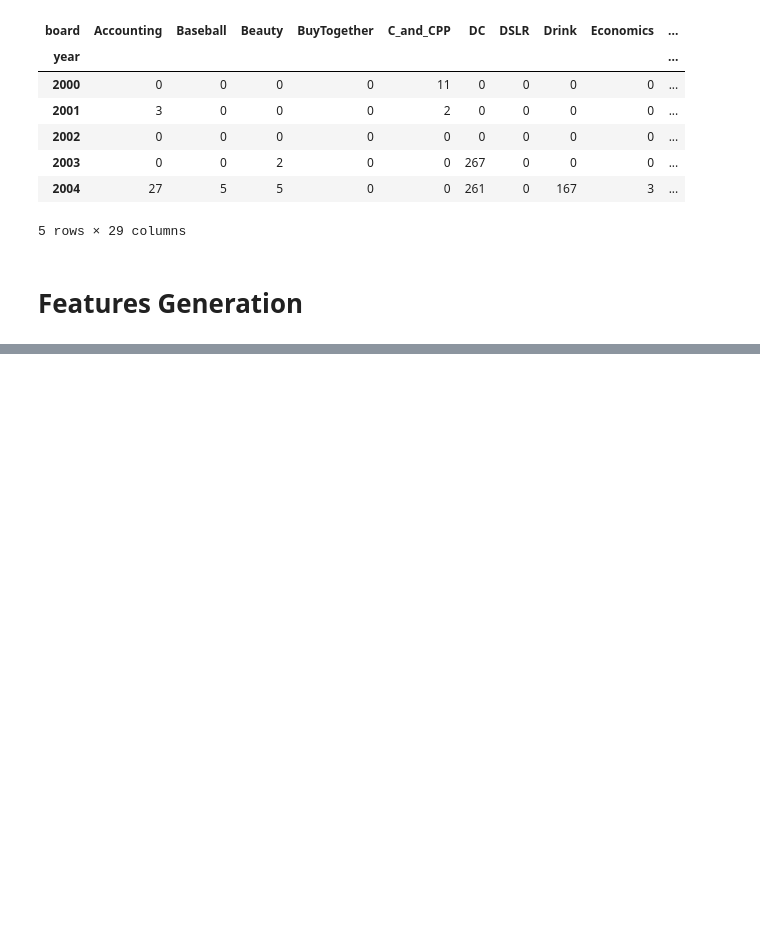
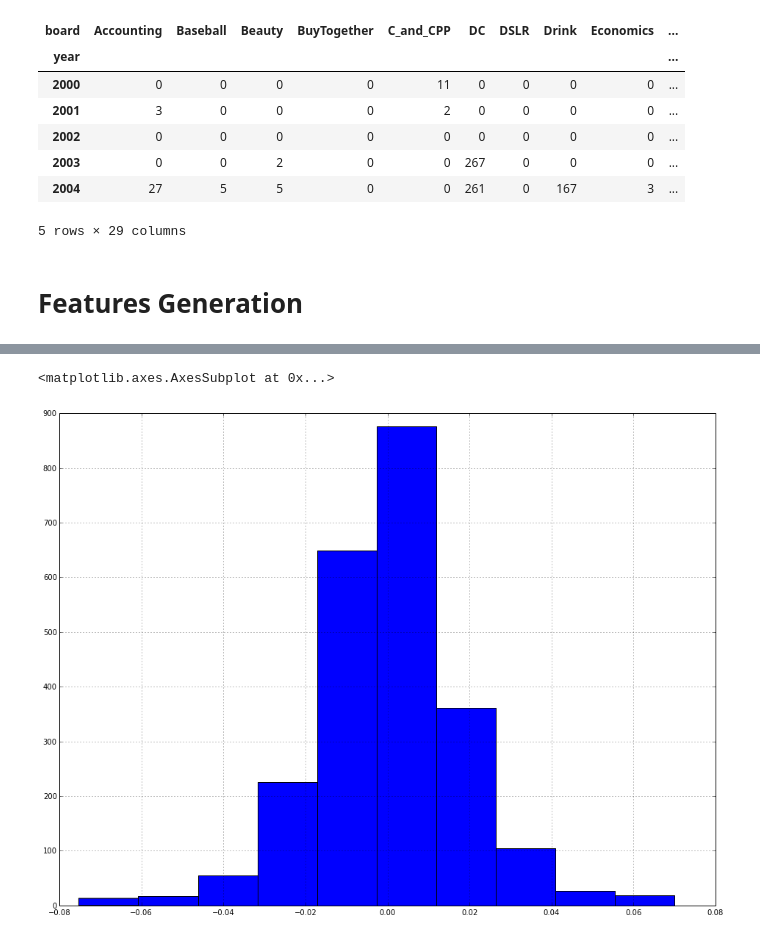
Before and after one commit to c3h3/PyData-Notes, a Jupyter notebook: pycontw2014/playdata/preprocessing/DataPreprocessing.ipynb, the cells around one changed output, grey strips where cells are left out. Cells and saved outputs as stored; diff of their text form; code cells hidden in the pictures; blank space fills up the shorter version.

```diff
--- a/pycontw2014/playdata/preprocessing/DataPreprocessing.ipynb
+++ b/pycontw2014/playdata/preprocessing/DataPreprocessing.ipynb
@@ -844,0 +1105,3 @@ year_vs_posts.head()
+# %%
+TW2330_UDs_cont = (TW2330_UDs_temp["x0"] - TW2330_UDas_temp["x1"]) / TW2330_UDs_temp.apply(np.min,axis=1)
+TW2330_UDs_cont.head()
@@ -844,0 +1121,5 @@ year_vs_posts.head()
+# %%
+TW2330_UDs_cont.hist()
+# %% [output]
+<matplotlib.axes.AxesSubplot at 0x...>
+[figure, added]
```
Also changed, not shown: parts of 50 cells of this notebook.
